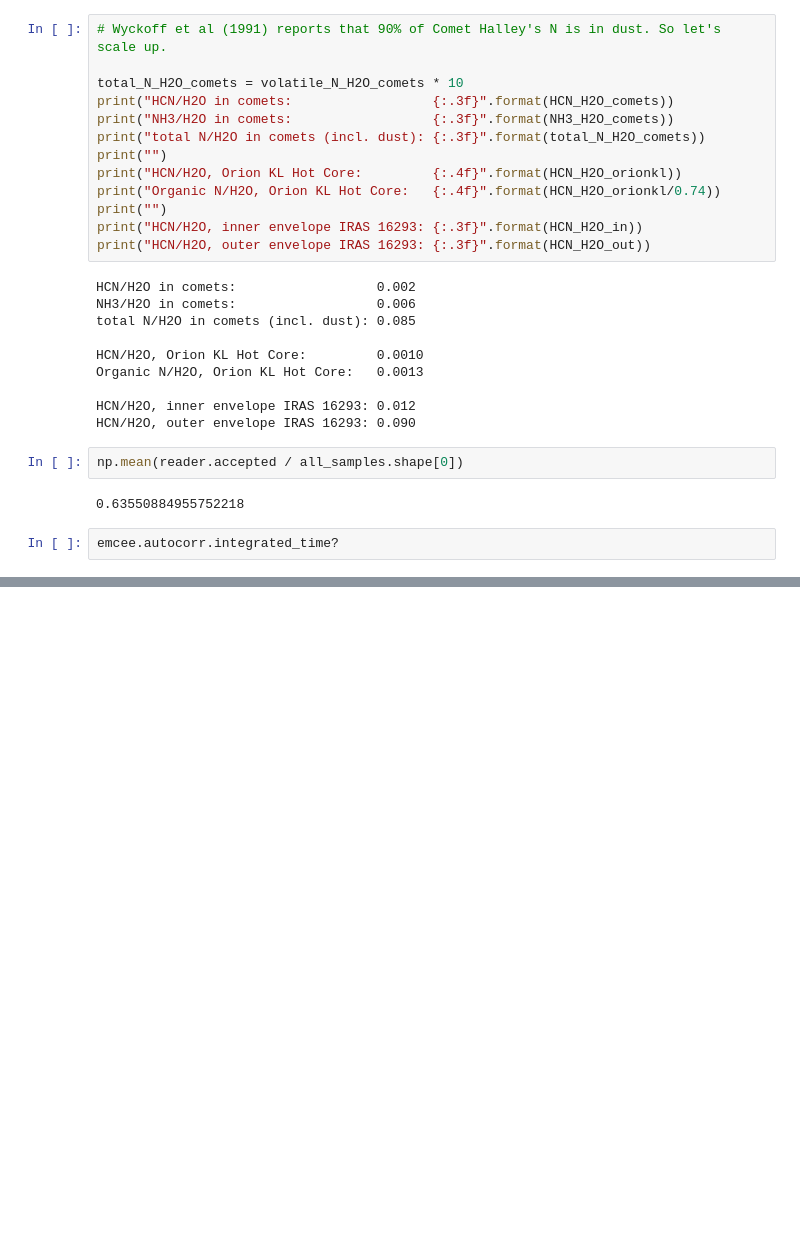
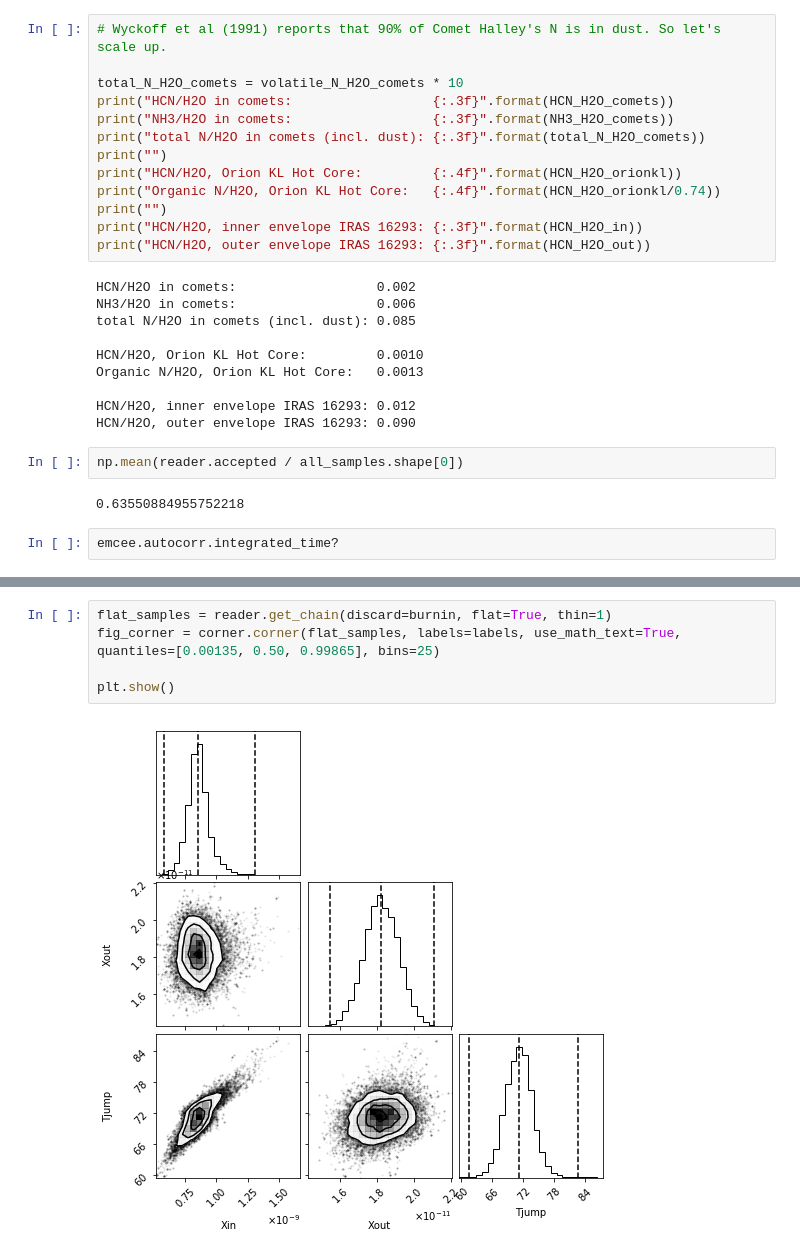
Before and after one commit to tomr-stargazer/iras_model, a Jupyter notebook: Notebooks/Analysis of Wampfler MCMC run.ipynb, the cells around one changed output, grey strips where cells are left out. Saved outputs shown, nothing was run; the diff lists cells and outputs as text; blank space fills up the shorter version.

```diff
--- a/Notebooks/Analysis of Wampfler MCMC run.ipynb
+++ b/Notebooks/Analysis of Wampfler MCMC run.ipynb
@@ -241,0 +285,7 @@ emcee.autocorr.integrated_time?
+# %%
+flat_samples = reader.get_chain(discard=burnin, flat=True, thin=1)
+fig_corner = corner.corner(flat_samples, labels=labels, use_math_text=True, quantiles=[0.00135, 0.50, 0.99865], bins=25)
+
+plt.show()
+# %% [output]
+[figure, added]
```
Also changed, not shown: parts of 10 cells of this notebook.
